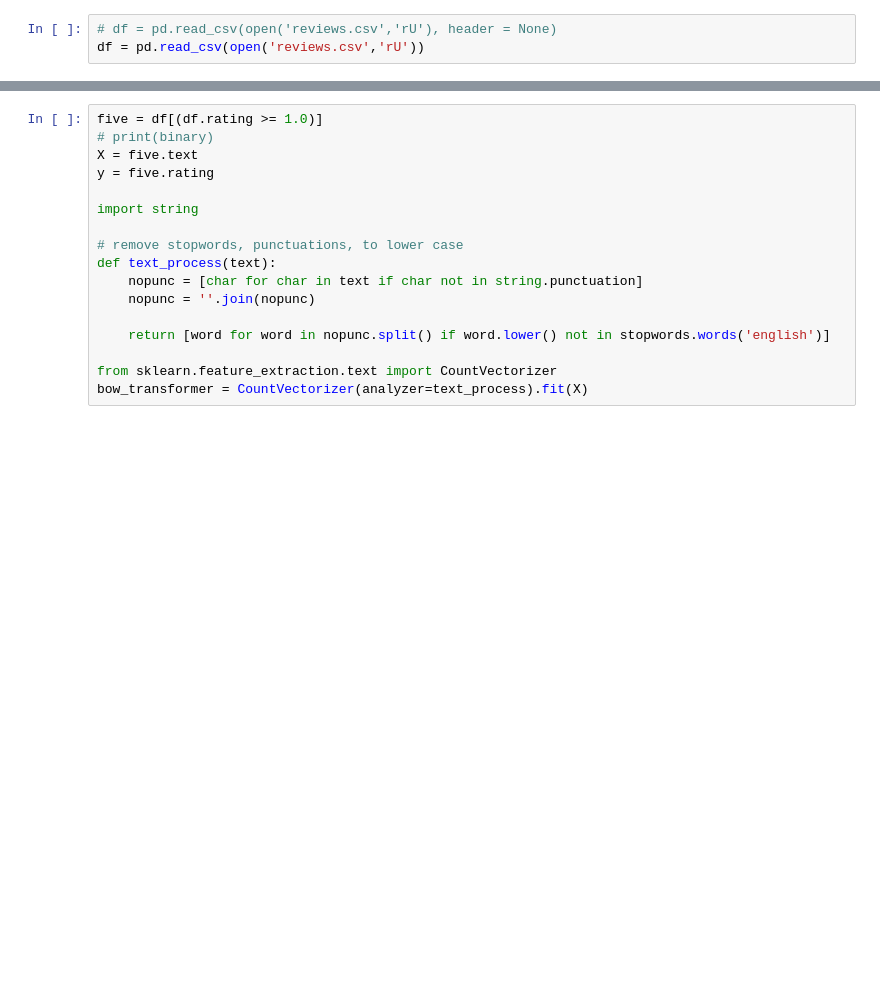
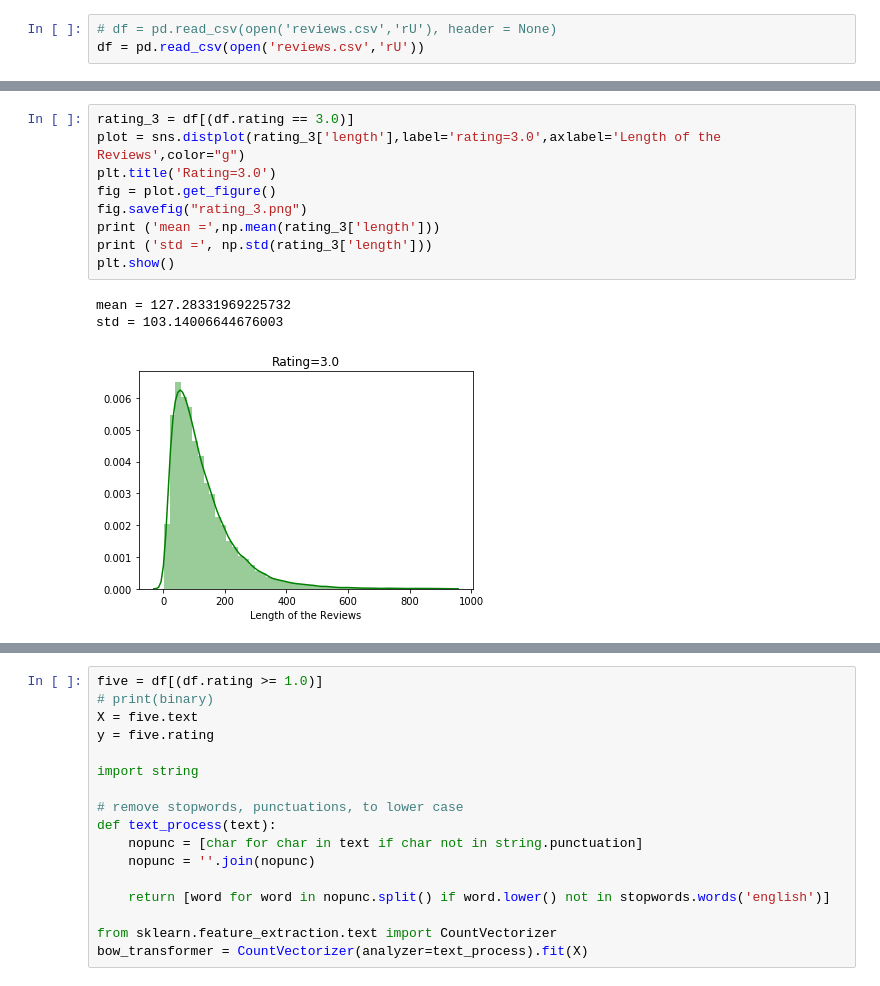
Before and after one commit to lulu2184/yelp-reviews-rating-prediction, a Jupyter notebook: counter_vector_test.ipynb, the cells around one changed output, grey strips where cells are left out. Saved outputs shown, nothing was run; the diff lists cells and outputs as text; blank space fills up the shorter version.

```diff
--- a/counter_vector_test.ipynb
+++ b/counter_vector_test.ipynb
@@ -208,0 +167,13 @@ plt.show()
+# %%
+rating_3 = df[(df.rating == 3.0)]
+plot = sns.distplot(rating_3['length'],label='rating=3.0',axlabel='Length of the Reviews',color="g")
+plt.title('Rating=3.0')
+fig = plot.get_figure()
+fig.savefig("rating_3.png")
+print ('mean =',np.mean(rating_3['length']))
+print ('std =', np.std(rating_3['length']))
+plt.show()
+# %% [output]
+mean = 127.28331969225732
+std = 103.14006644676003
+[figure, added]
```
Also changed, not shown: parts of 16 cells of this notebook, 14 other files.
